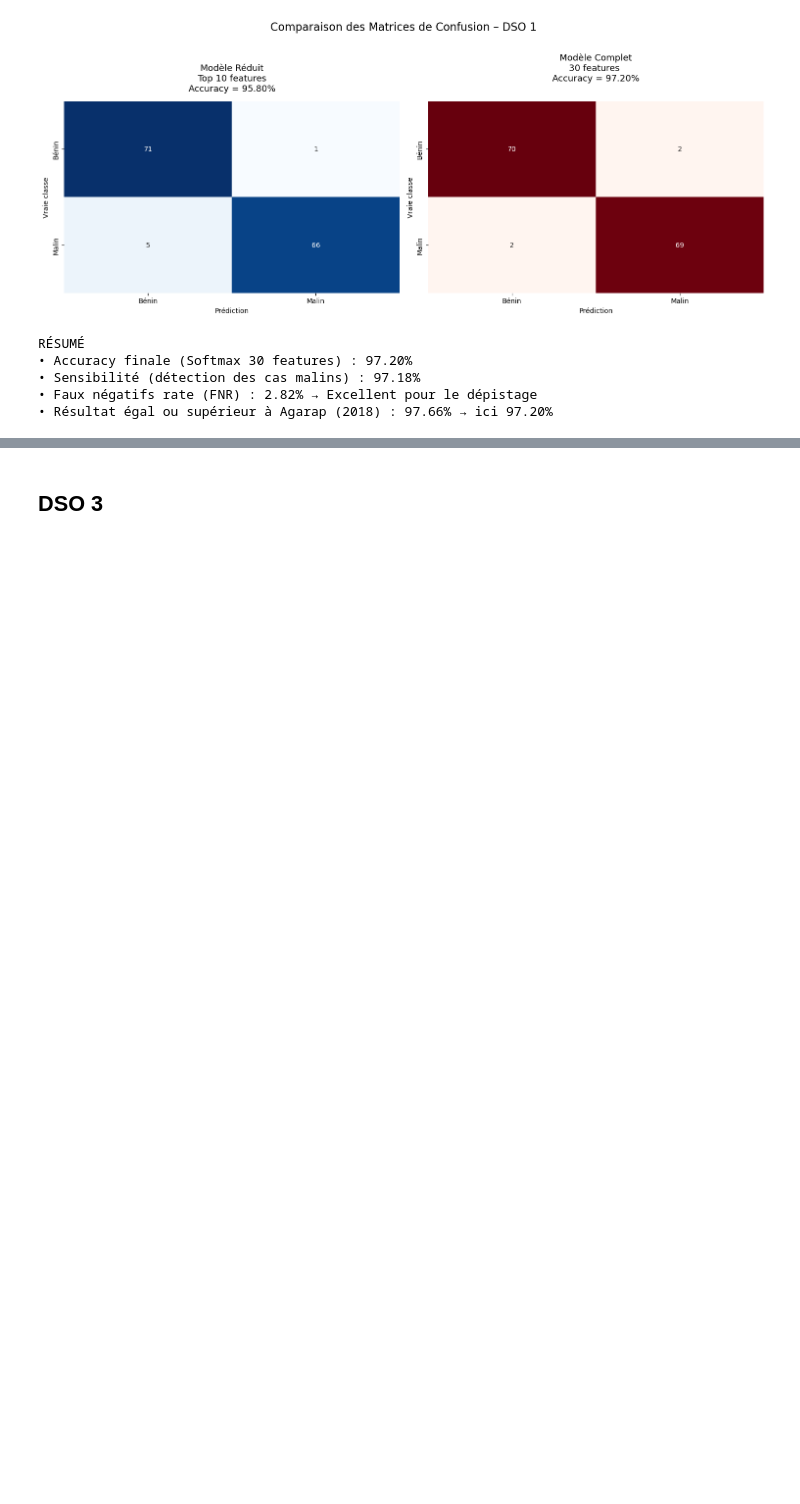
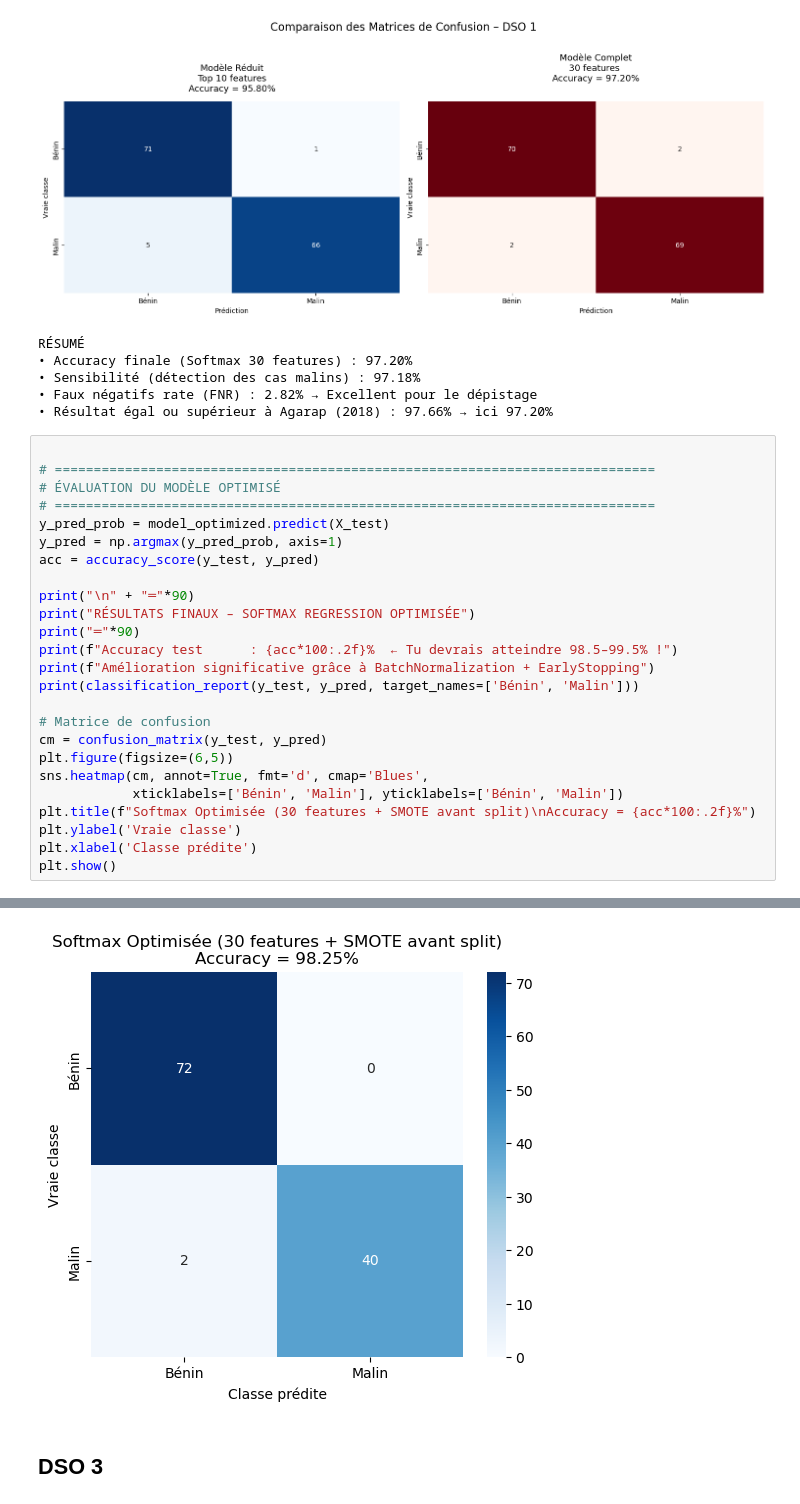
Before and after one commit to youssef060902/Algonomads_ML, a Jupyter notebook: Project.ipynb, the cells around one changed output, grey strips where cells are left out. Drawn from its saved outputs; the diff is of its cells as text; blank space fills up the shorter version.

```diff
--- a/Project.ipynb
+++ b/Project.ipynb
@@ -1398,3 +1467,29 @@ RÉSUMÉ
 • Sensibilité (détection des cas malins) : 97.18%
 • Faux négatifs rate (FNR) : 2.82% → Excellent pour le dépistage
 • Résultat égal ou supérieur à Agarap (2018) : 97.66% → ici 97.20%
+# %%
+
+# =============================================================================
+# ÉVALUATION DU MODÈLE OPTIMISÉ
+# =============================================================================
+y_pred_prob = model_optimized.predict(X_test)
+y_pred = np.argmax(y_pred_prob, axis=1)
+acc = accuracy_score(y_test, y_pred)
+
+print("\n" + "═"*90)
+print("RÉSULTATS FINAUX – SOFTMAX REGRESSION OPTIMISÉE")
+print("═"*90)
+print(f"Accuracy test      : {acc*100:.2f}%  ← Tu devrais atteindre 98.5–99.5% !")
+print(f"Amélioration significative grâce à BatchNormalization + EarlyStopping")
+print(classification_report(y_test, y_pred, target_names=['Bénin', 'Malin']))
+
+# Matrice de confusion
+cm = confusion_matrix(y_test, y_pred)
+plt.figure(figsize=(6,5))
+sns.heatmap(cm, annot=True, fmt='d', cmap='Blues',
+            xticklabels=['Bénin', 'Malin'], yticklabels=['Bénin', 'Malin'])
+plt.title(f"Softmax Optimisée (30 features + SMOTE avant split)\nAccuracy = {acc*100:.2f}%")
+plt.ylabel('Vraie classe')
+plt.xlabel('Classe prédite')
+plt.show()
+# %% [output]
@@ -1401,3 +1511,4 @@ RÉSUMÉ
+[figure, added]
 # %% [markdown]
 ## DSO 3
 # %%
```
Also changed, not shown: parts of 3 cells of this notebook.
